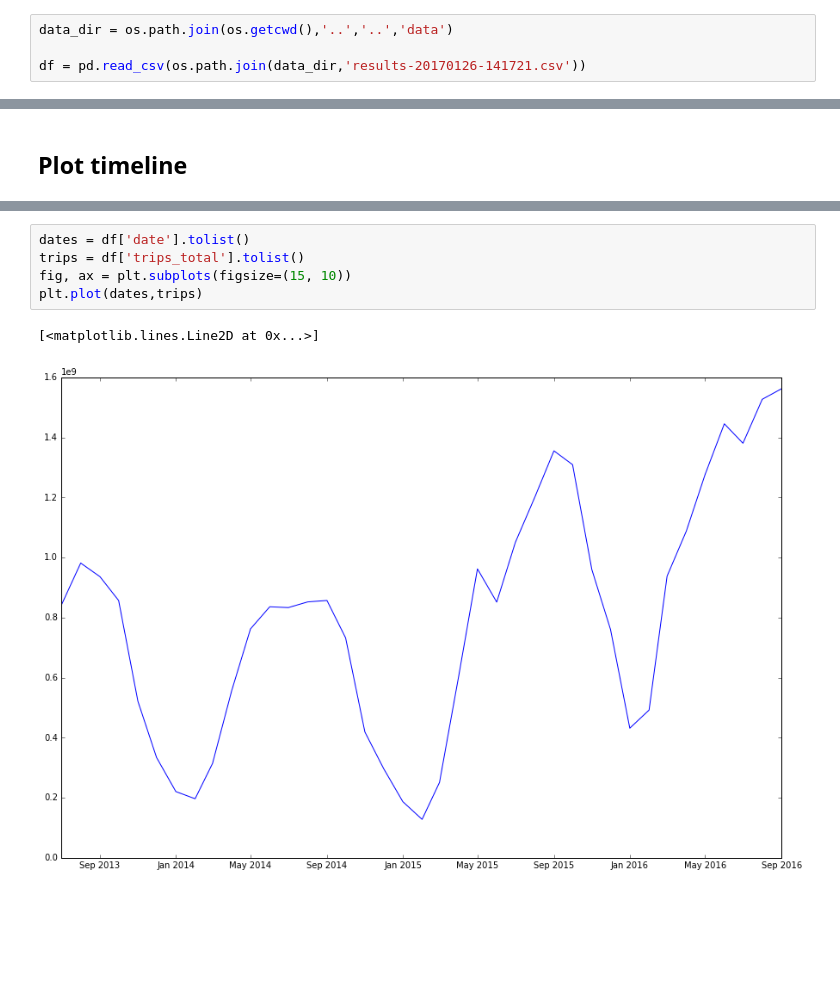
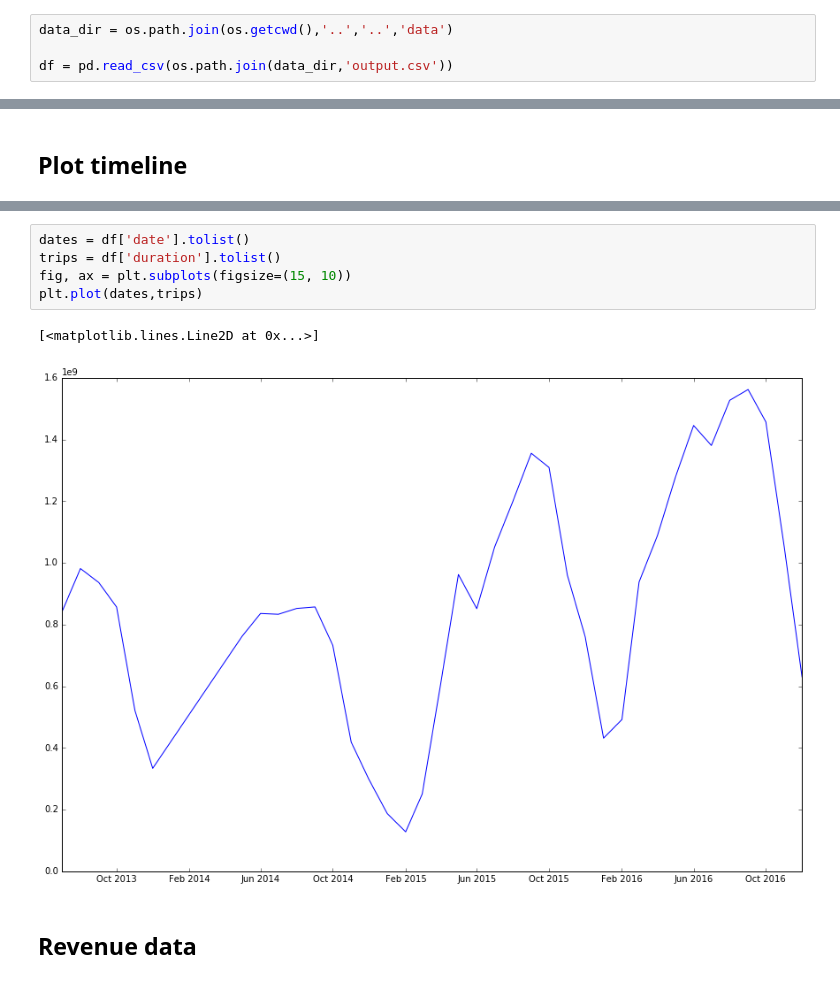
Before and after one commit to cleipski/Citibike, a Jupyter notebook: citibike_01.ipynb, the cells around one changed output, grey strips where cells are left out. Drawn from its saved outputs; the diff is of its cells as text; blank space fills up the shorter version.

Commit message:
Added plots

```diff
--- a/citibike_01.ipynb
+++ b/citibike_01.ipynb
@@ -39,7 +42,7 @@ ORDER BY
 # %%
 data_dir = os.path.join(os.getcwd(),'..','..','data')
 
-df = pd.read_csv(os.path.join(data_dir,'results-20170126-141721.csv'))
+df = pd.read_csv(os.path.join(data_dir,'output.csv'))
 # %%
 df
 # %% [output]
@@ -104,8 +142,10 @@ df_add.head()
 # %%
 dates = df['date'].tolist()
-trips = df['trips_total'].tolist()
+trips = df['duration'].tolist()
 fig, ax = plt.subplots(figsize=(15, 10))
 plt.plot(dates,trips)
 # %% [output]
 [<matplotlib.lines.Line2D at 0x...>]
-[figure, old version]
+[figure, new version]
+# %% [markdown]
+## Revenue data
```
Also changed, not shown: parts of 34 cells of this notebook, 5 other files.
